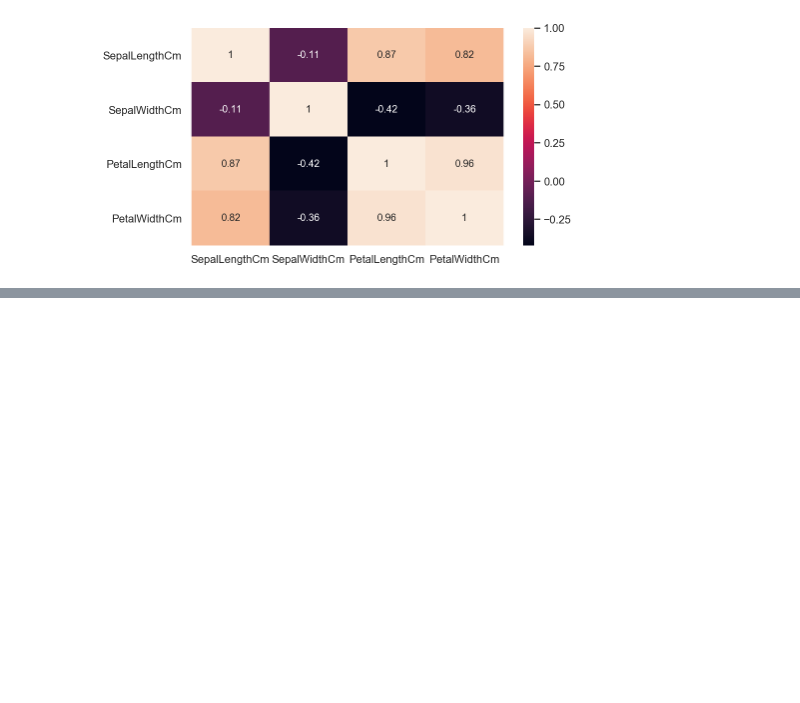
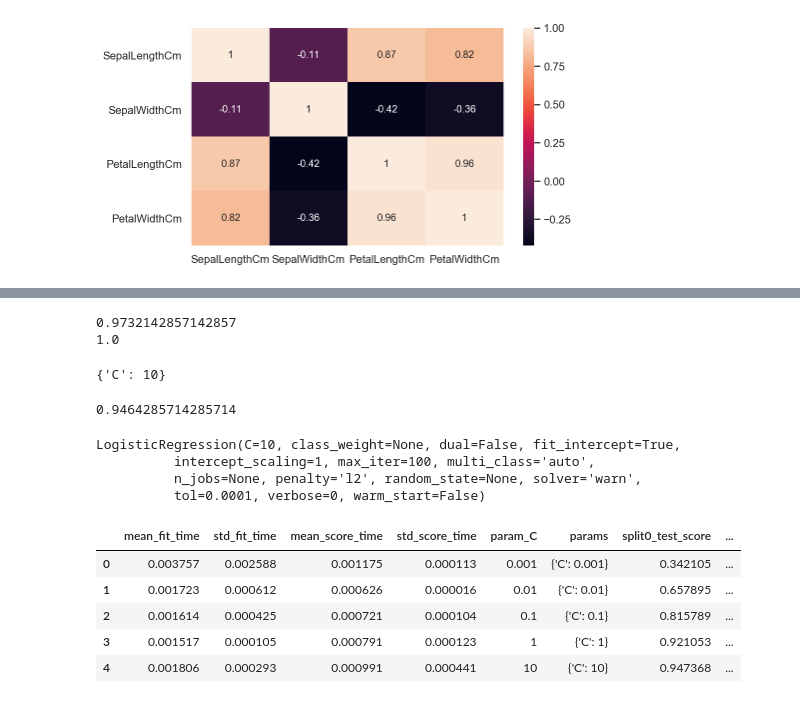
Before and after one commit to seckindinc/Python, a Jupyter notebook: IntroToML/Iris-101.ipynb, the cells around one changed output, grey strips where cells are left out. Drawn from its saved outputs; the diff is of its cells as text; code cells hidden in the pictures; blank space fills up the shorter version.

Commit message:
GridSearchCv integration

```diff
--- a/IntroToML/Iris-101.ipynb
+++ b/IntroToML/Iris-101.ipynb
@@ -149,0 +188,7 @@ Coefficients chage due to regularization hyperparameter:
+# %%
+model=LogisticRegression(multi_class='auto')
+grid_search = GridSearchCV(LogisticRegression(multi_class='auto') , param_grid)
+# %%
+X_train, X_test, y_train,  y_test = train_test_split(data[['SepalLengthCm','SepalWidthCm','PetalLengthCm','PetalWidthCm']], data['Species'], random_state = 42, test_size = 0.25)
+# %%
+grid_search.fit(X_train, y_train)
@@ -149,0 +205,32 @@ Coefficients chage due to regularization hyperparameter:
+# %%
+print(grid_search.score(X_train,y_train))
+print(grid_search.score(X_test,y_test))
+# %% [output]
+0.9732142857142857
+1.0
+# %%
+print(grid_search.best_params_)
+# %% [output]
+{'C': 10}
+# %%
+print(grid_search.best_score_)
+# %% [output]
+0.9464285714285714
+# %%
+print(grid_search.best_estimator_)
+# %% [output]
+LogisticRegression(C=10, class_weight=None, dual=False, fit_intercept=True,
+          intercept_scaling=1, max_iter=100, multi_class='auto',
+          n_jobs=None, penalty='l2', random_state=None, solver='warn',
+          tol=0.0001, verbose=0, warm_start=False)
+# %%
+results = pd.DataFrame(grid_search.cv_results_)
+# %%
+results
+# %% [output]
+|  | mean_fit_time | std_fit_time | mean_score_time | std_score_time | param_C | params | split0_test_score | ... |
+| 0 | 0.003757 | 0.002588 | 0.001175 | 0.000113 | 0.001 | {'C': 0.001} | 0.342105 | ... |
+| 1 | 0.001723 | 0.000612 | 0.000626 | 0.000016 | 0.01 | {'C': 0.01} | 0.657895 | ... |
+| 2 | 0.001614 | 0.000425 | 0.000721 | 0.000104 | 0.1 | {'C': 0.1} | 0.815789 | ... |
+| 3 | 0.001517 | 0.000105 | 0.000791 | 0.000123 | 1 | {'C': 1} | 0.921053 | ... |
+| 4 | 0.001806 | 0.000293 | 0.000991 | 0.000441 | 10 | {'C': 10} | 0.947368 | ... |
```
Also changed, not shown: parts of 12 cells of this notebook.
